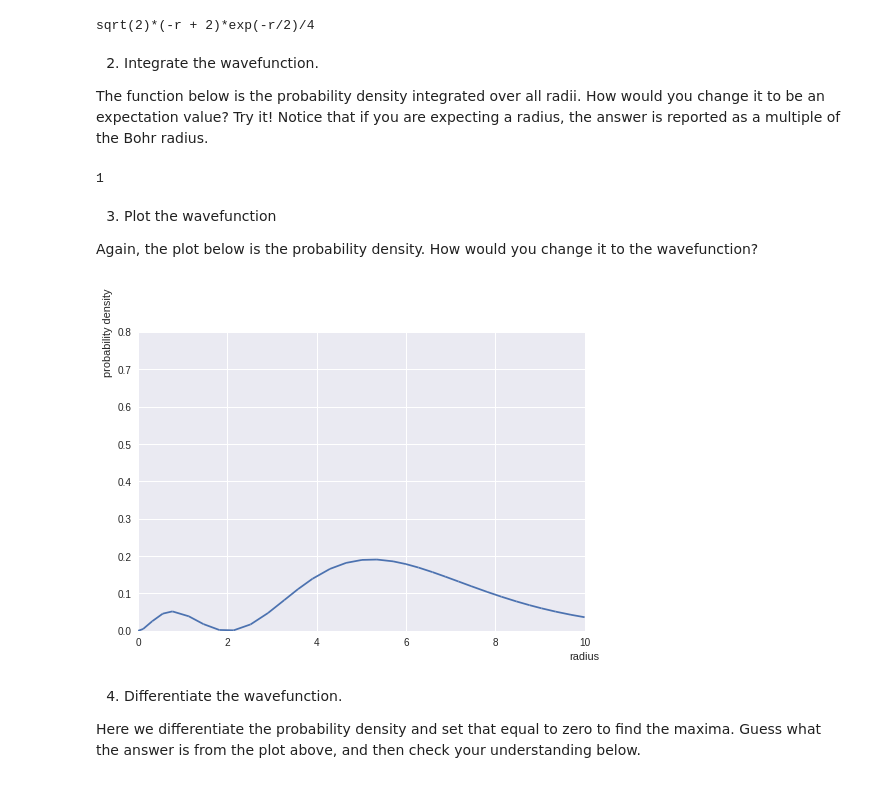
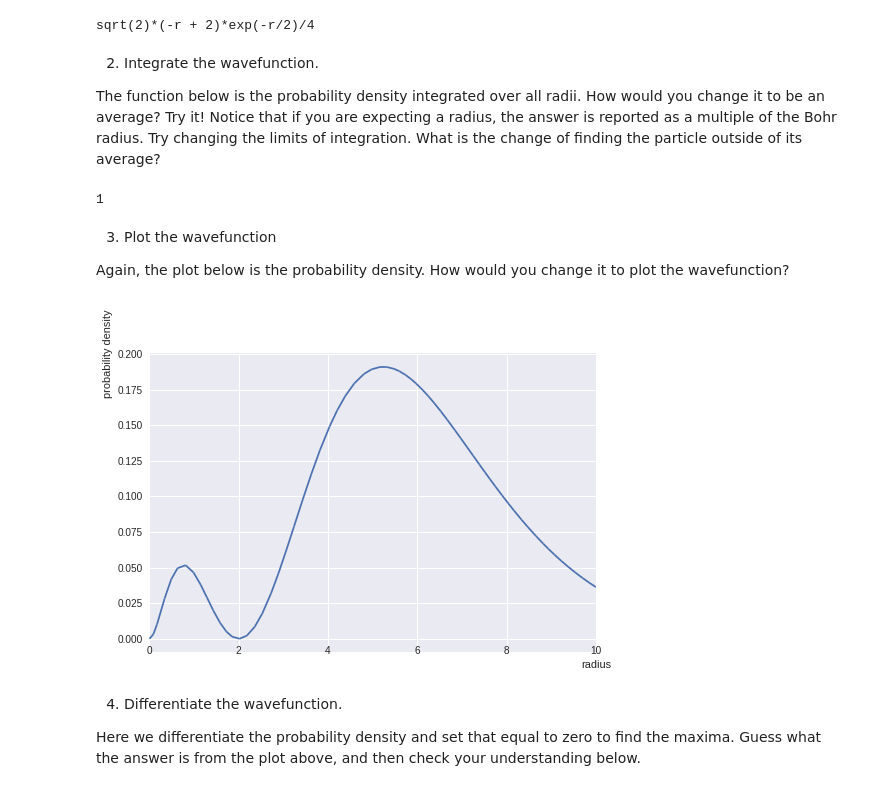
Before and after one commit to krislars/modphys, a Jupyter notebook: Hydrogen.ipynb, the cells around one changed output. Cells and saved outputs as stored; diff of their text form; code cells hidden in the pictures.

```diff
--- a/Hydrogen.ipynb
+++ b/Hydrogen.ipynb
@@ -40,7 +41,7 @@ sqrt(2)*(-r + 2)*exp(-r/2)/4
 # %% [markdown]
 2. Integrate the wavefunction.
 
-The function below is the probability density integrated over all radii.  How would you change it to be an expectation value?  Try it!  Notice that if you are expecting a radius, the answer is reported as a multiple of the Bohr radius.
+The function below is the probability density integrated over all radii.  How would you change it to be an average?  Try it!  Notice that if you are expecting a radius, the answer is reported as a multiple of the Bohr radius.  Try changing the limits of integration.  What is the change of finding the particle outside of its average?
 # %%
 integrate(R_nl(2, 0, r)**2 * r**2, (r, 0, oo))
 # %% [output]
@@ -48,12 +49,12 @@ integrate(R_nl(2, 0, r)**2 * r**2, (r, 0, oo))
 # %% [markdown]
 3.  Plot the wavefunction
 
-Again, the plot below is the probability density.  How would you change it to the wavefunction?
+Again, the plot below is the probability density.  How would you change it to plot the wavefunction?
 # %%
-p1 = plot(R_nl(2, 0, r)**2 * r**2, xlim=[0,10], ylim=[0,0.8],
+p1 = plot(R_nl(2, 0, r)**2 * r**2, (r, 0, 10),
           xlabel='radius', ylabel='probability density')
 # %% [output]
-[figure, old version]
+[figure, new version]
 # %% [markdown]
 4.  Differentiate the wavefunction.
 
```
Also changed, not shown: parts of 16 cells of this notebook.
